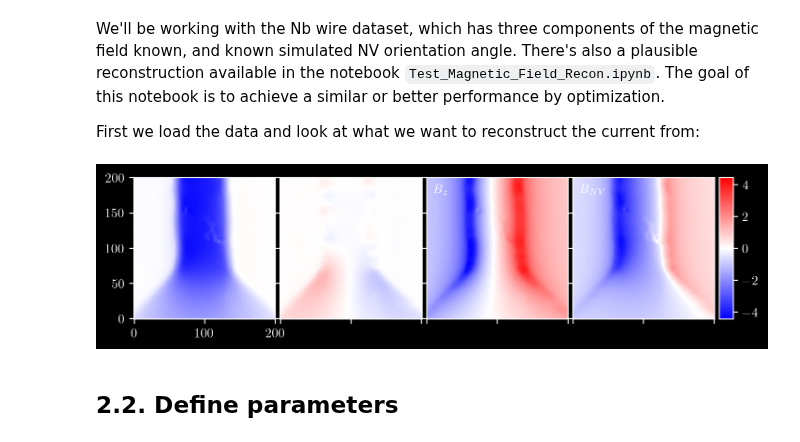
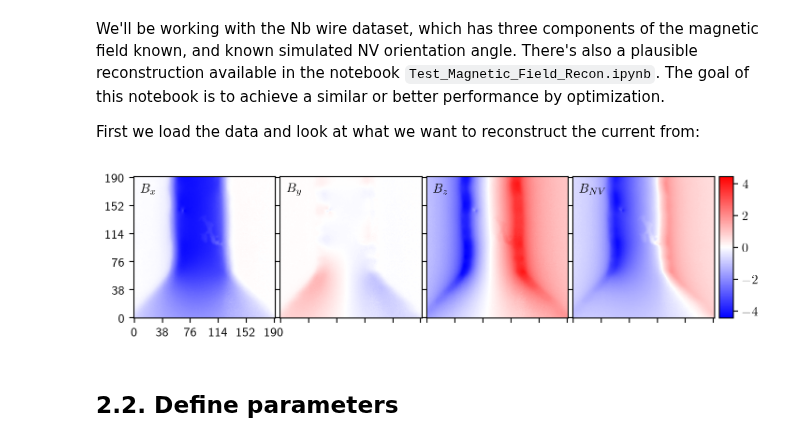
Before and after one commit to DavidBroadway/magrec, a Jupyter notebook: magrec/notebooks/Test Current Density Reconstruction/Current Reconstruction with Conv Net Prototype.ipynb, the cells around one changed output. Drawn from its saved outputs; the diff is of its cells as text; code cells hidden in the pictures.

```diff
--- a/magrec/notebooks/Test Current Density Reconstruction/Current Reconstruction with Conv Net Prototype.ipynb
+++ b/magrec/notebooks/Test Current Density Reconstruction/Current Reconstruction with Conv Net Prototype.ipynb
@@ -38,29 +34,34 @@ First we load the data and look at what we want to reconstruct the current from:
 # %%
 Bx = np.loadtxt(__datapath__ / "ExperimentalData" / "NbWire" / "Bx.txt")
 By = np.loadtxt(__datapath__ / "ExperimentalData" / "NbWire" / "By.txt")
 Bz = np.loadtxt(__datapath__ / "ExperimentalData" / "NbWire" / "Bz.txt")
 
 B = np.empty(shape=(4, 201, 201))
 
 setTheta = np.deg2rad(54.7)
 setPhi = np.deg2rad(45)
 
 unv = [np.sin(setTheta) * np.cos(setPhi),
        np.sin(setTheta) * np.sin(setPhi),
        np.cos(setTheta)]
 
 B[0, :, :] = np.flipud(Bx)
 B[1, :, :] = np.flipud(By)
 B[2, :, :] = np.flipud(Bz)
 B[3, :, :] = np.flipud(Bx*unv[0] + By*unv[1] + Bz*unv[2])
 
-plot_n_components(B, labels=[r'$B_x$', '$B_y$',
-                  '$B_z$', '$B_{NV}$'], cmap="bwr", show=True)
 
-# Trim B to 200 × 200 so that FFT deals with even dimensions
-B = B[:, :200, :200]
+# Trim B to a size of such that is divisable by 2^4 = 16 (for the convolutional layers)
+# The largest number divisible by 16 that is smaller than 201 is 192
+W = 192
+H = 192
+# Select this region from the center of the data tensor
+trim = 8
+B = B[:, trim:trim+W, trim:trim+H]
+
+plot_n_components(B, labels=[r'$B_x$', '$B_y$', '$B_z$', '$B_{NV}$'], cmap="bwr")
 # %% [output]
-[figure, old version]
+[figure, new version]
 # %% [markdown]
 ## 2.2. Define parameters
 # %%
```
Also changed, not shown: parts of 11 cells of this notebook, 2 other files.
